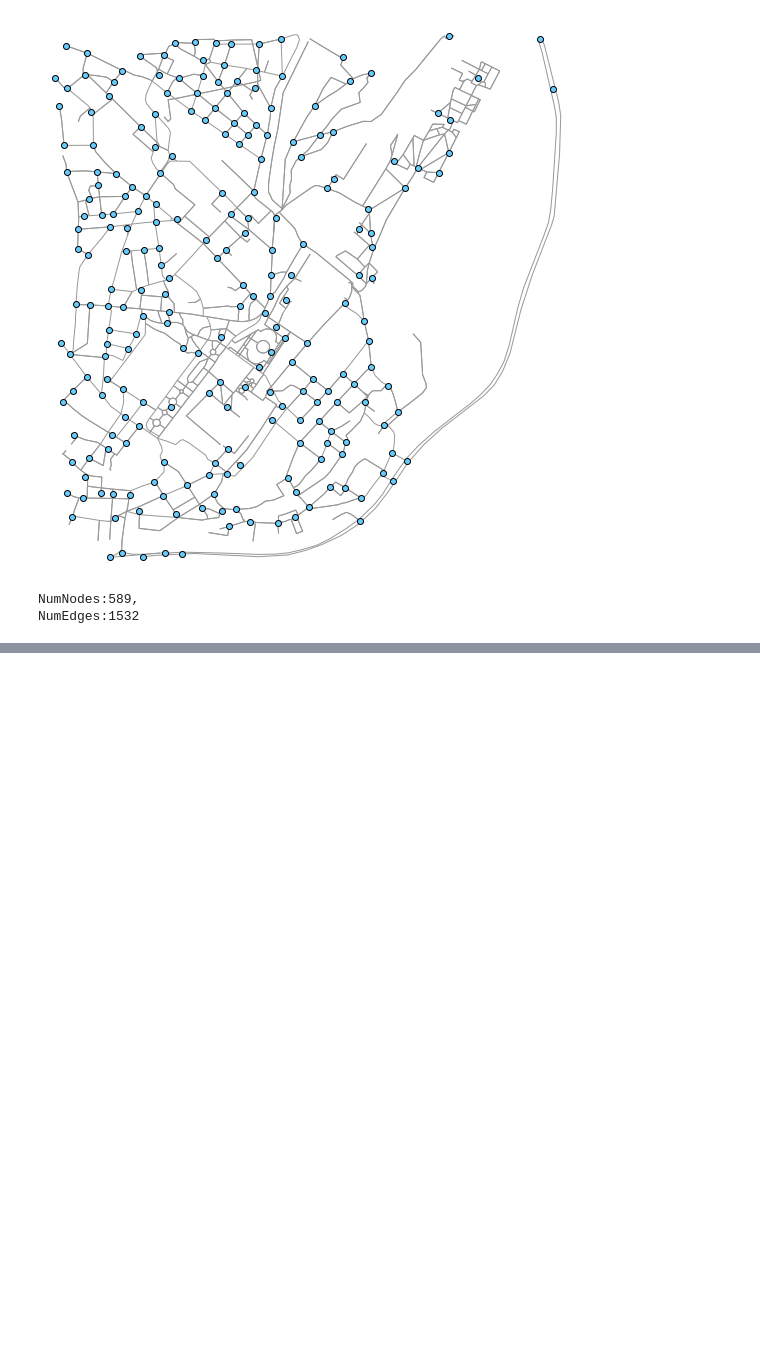
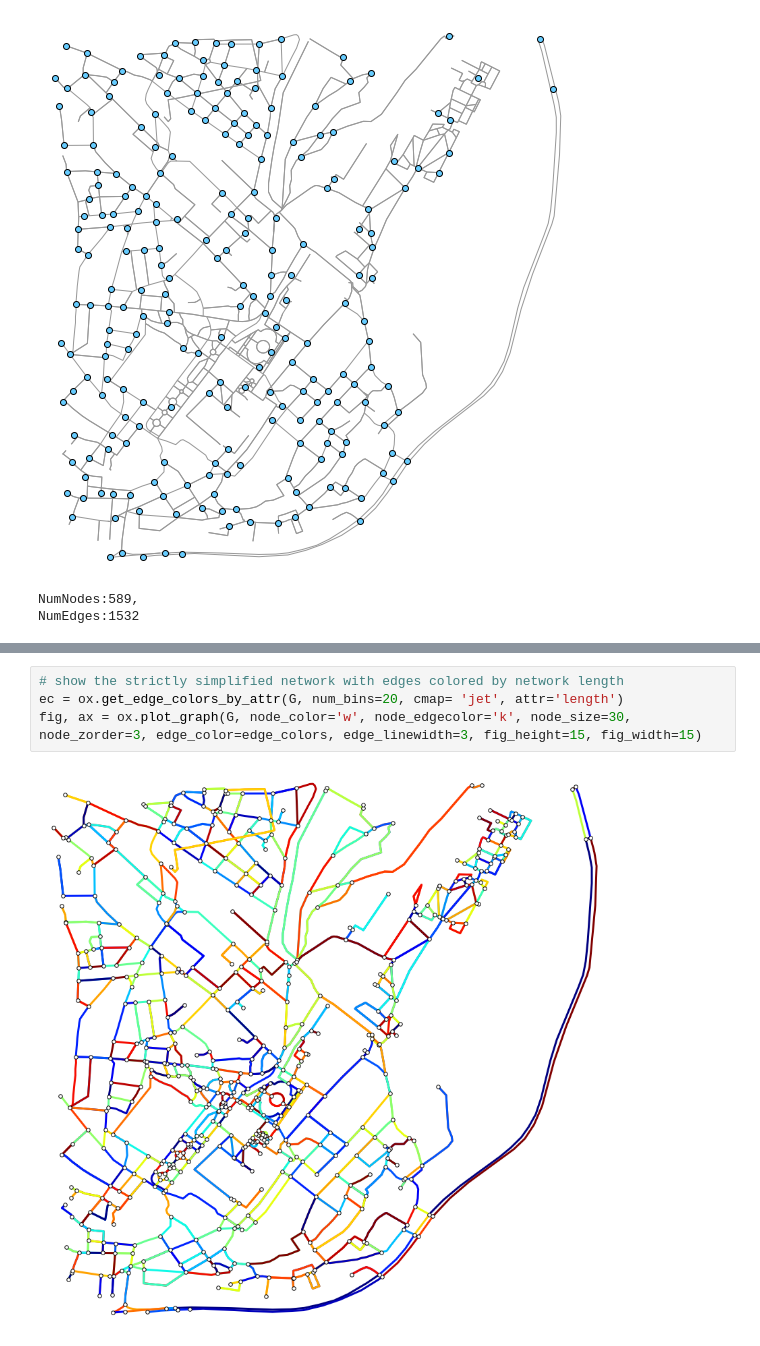
Before and after one commit to braunfuss/ImpactHubIstanbul, a Jupyter notebook: Demo_OpenStreetMap_visualization.ipynb, the cells around one changed output, grey strips where cells are left out. Saved outputs shown, nothing was run; the diff lists cells and outputs as text; blank space fills up the shorter version.

```diff
--- a/Demo_OpenStreetMap_visualization.ipynb
+++ b/Demo_OpenStreetMap_visualization.ipynb
@@ -99,0 +115,6 @@ Distance between Point 1 and Point 2 = 297 meters
+# %%
+# show the strictly simplified network with edges colored by network length
+ec = ox.get_edge_colors_by_attr(G, num_bins=20, cmap= 'jet', attr='length')
+fig, ax = ox.plot_graph(G, node_color='w', node_edgecolor='k', node_size=30, node_zorder=3, edge_color=edge_colors, edge_linewidth=3, fig_height=15, fig_width=15)
+# %% [output]
+[figure, added]
```
Also changed, not shown: parts of 5 cells of this notebook.
